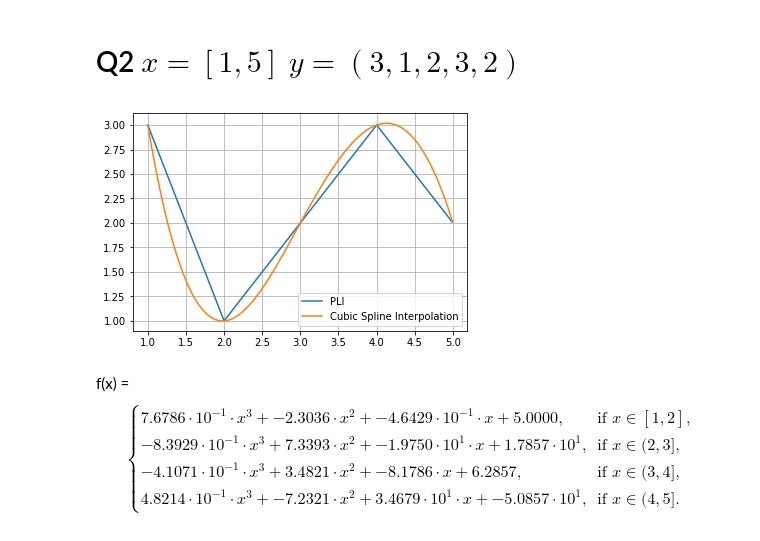
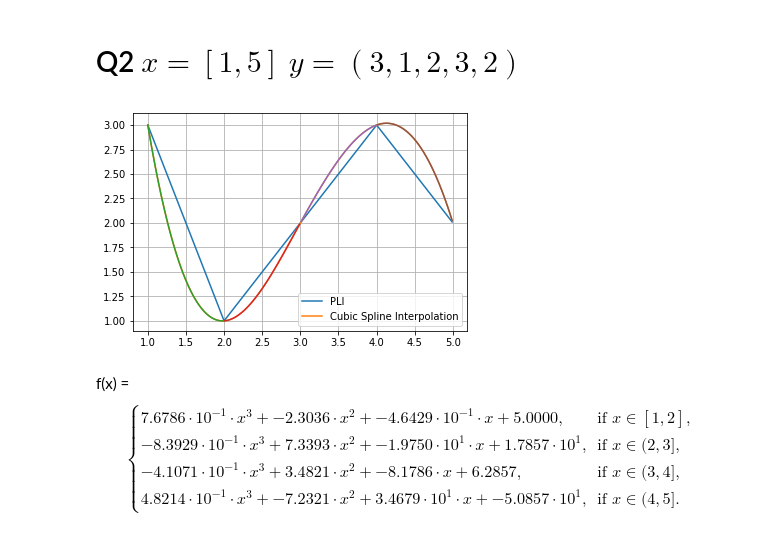
Before and after one commit to Vidhin05/Computational-and-Numerical-Methods, a Jupyter notebook: Set_7.ipynb, the cells around one changed output. Saved outputs shown, nothing was run; the diff lists cells and outputs as text; code cells hidden in the pictures.

```diff
--- a/Set_7.ipynb
+++ b/Set_7.ipynb
@@ -150,16 +153,20 @@ f(x) = \begin{cases}7.5000 \cdot 10^{-1}\cdot x^3 + 1.5000 \cdot 10^{-63}\cdot x
 # %%
 x = np.arange(1, 6, 1)
 y = np.array([3, 1, 2, 3, 2])
 xp = np.arange(1, 5, 0.01)
 yp = np.interp(xp, x, y)
 plt.plot(xp, yp, label = "PLI")
 yp = spline(x, y, xp, order=3, kind='smoothest')
 plt.plot(xp, yp, label = "Cubic Spline Interpolation")
+plt.plot(xp[0:101], yp[0:101])
+plt.plot(xp[101:200], yp[101:200])
+plt.plot(xp[201:300], yp[201:300])
+plt.plot(xp[301:400], yp[301:400])
 plt.legend(loc='best')
 plt.grid(True)
 plt.show()
 # %% [output]
-[figure, old version]
+[figure, new version]
 # %% [markdown]
 f(x) = \begin{cases}7.6786 \cdot 10^{-1}\cdot x^3 + -2.3036\cdot x^2 + -4.6429 \cdot 10^{-1}\cdot x + 5.0000, & \text{if } x \in [1,2], \\-8.3929 \cdot 10^{-1}\cdot x^3 + 7.3393\cdot x^2 + -1.9750 \cdot 10^{1}\cdot x + 1.7857 \cdot 10^{1}, & \text{if } x \in (2,3], \\-4.1071 \cdot 10^{-1}\cdot x^3 + 3.4821\cdot x^2 + -8.1786\cdot x + 6.2857, & \text{if } x \in (3,4], \\4.8214 \cdot 10^{-1}\cdot x^3 + -7.2321\cdot x^2 + 3.4679 \cdot 10^{1}\cdot x + -5.0857 \cdot 10^{1}, & \text{if } x \in (4,5].\end{cases}
 # %% [markdown]
```
Also changed, not shown: parts of 6 cells of this notebook, 1 other file.
